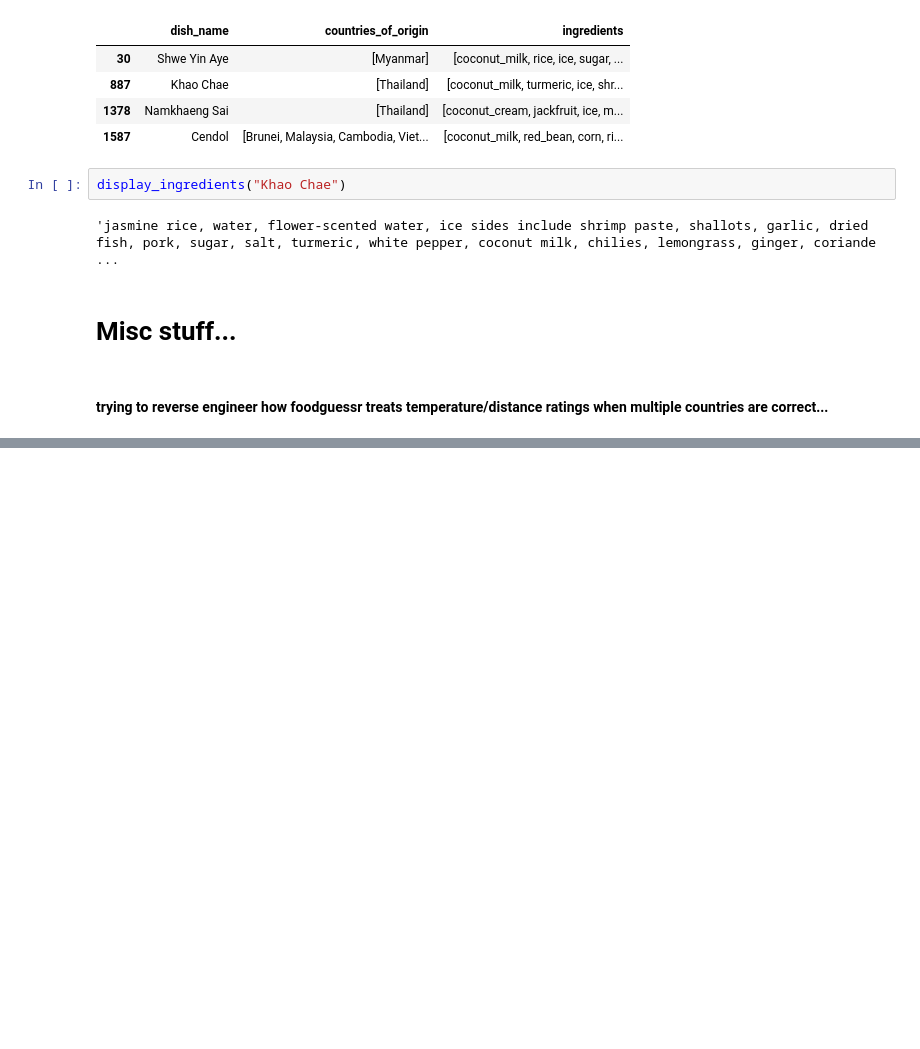
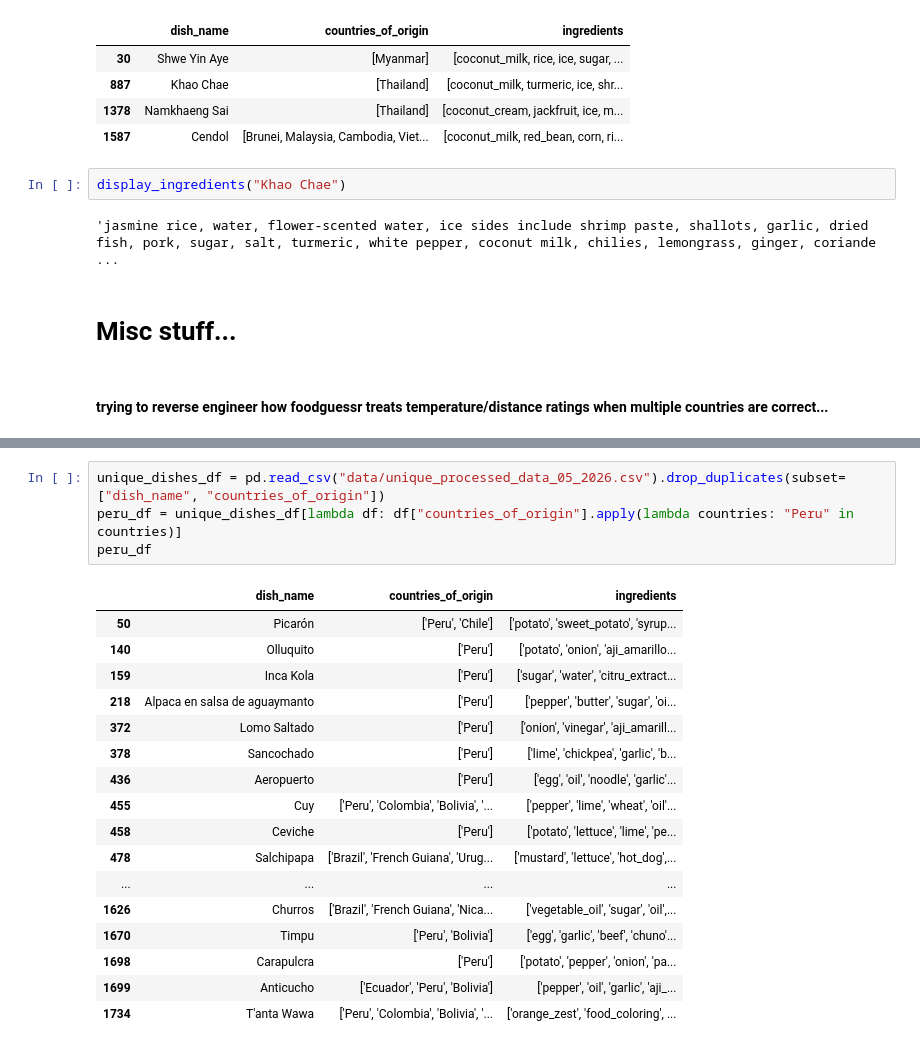
Before and after one commit to rhemmati101/foodguessr-guessr, a Jupyter notebook: guessr.ipynb, the cells around one changed output, grey strips where cells are left out. Drawn from its saved outputs; the diff is of its cells as text; blank space fills up the shorter version.

```diff
--- a/guessr.ipynb
+++ b/guessr.ipynb
@@ -2318,0 +2326,22 @@ Min distance: 638: Hot
+# %%
+unique_dishes_df = pd.read_csv("data/unique_processed_data_05_2026.csv").drop_duplicates(subset=["dish_name", "countries_of_origin"])
+peru_df = unique_dishes_df[lambda df: df["countries_of_origin"].apply(lambda countries: "Peru" in countries)]
+peru_df
+# %% [output]
+|  | dish_name | countries_of_origin | ingredients |
+| 50 | Picarón | ['Peru', 'Chile'] | ['potato', 'sweet_potato', 'syrup... |
+| 140 | Olluquito | ['Peru'] | ['potato', 'onion', 'aji_amarillo... |
+| 159 | Inca Kola | ['Peru'] | ['sugar', 'water', 'citru_extract... |
+| 218 | Alpaca en salsa de aguaymanto | ['Peru'] | ['pepper', 'butter', 'sugar', 'oi... |
+| 372 | Lomo Saltado | ['Peru'] | ['onion', 'vinegar', 'aji_amarill... |
+| 378 | Sancochado | ['Peru'] | ['lime', 'chickpea', 'garlic', 'b... |
+| 436 | Aeropuerto | ['Peru'] | ['egg', 'oil', 'noodle', 'garlic'... |
+| 455 | Cuy | ['Peru', 'Colombia', 'Bolivia', '... | ['pepper', 'lime', 'wheat', 'oil'... |
+| 458 | Ceviche | ['Peru'] | ['potato', 'lettuce', 'lime', 'pe... |
+| 478 | Salchipapa | ['Brazil', 'French Guiana', 'Urug... | ['mustard', 'lettuce', 'hot_dog',... |
+| ... | ... | ... | ... |
+| 1626 | Churros | ['Brazil', 'French Guiana', 'Nica... | ['vegetable_oil', 'sugar', 'oil',... |
+| 1670 | Timpu | ['Peru', 'Bolivia'] | ['egg', 'garlic', 'beef', 'chuno'... |
+| 1698 | Carapulcra | ['Peru'] | ['potato', 'pepper', 'onion', 'pa... |
+| 1699 | Anticucho | ['Ecuador', 'Peru', 'Bolivia'] | ['pepper', 'oil', 'garlic', 'aji_... |
+| 1734 | T'anta Wawa | ['Peru', 'Colombia', 'Bolivia', '... | ['orange_zest', 'food_coloring', ... |
```
Also changed, not shown: parts of 20 cells of this notebook, 3 other files.
